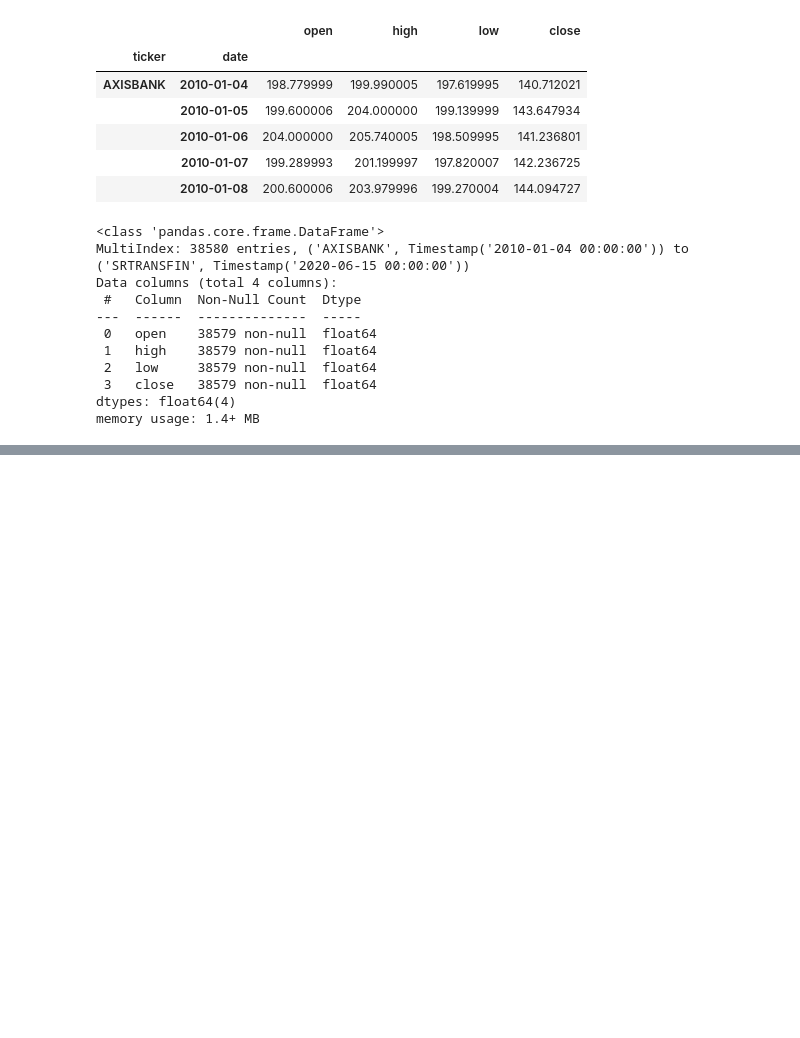
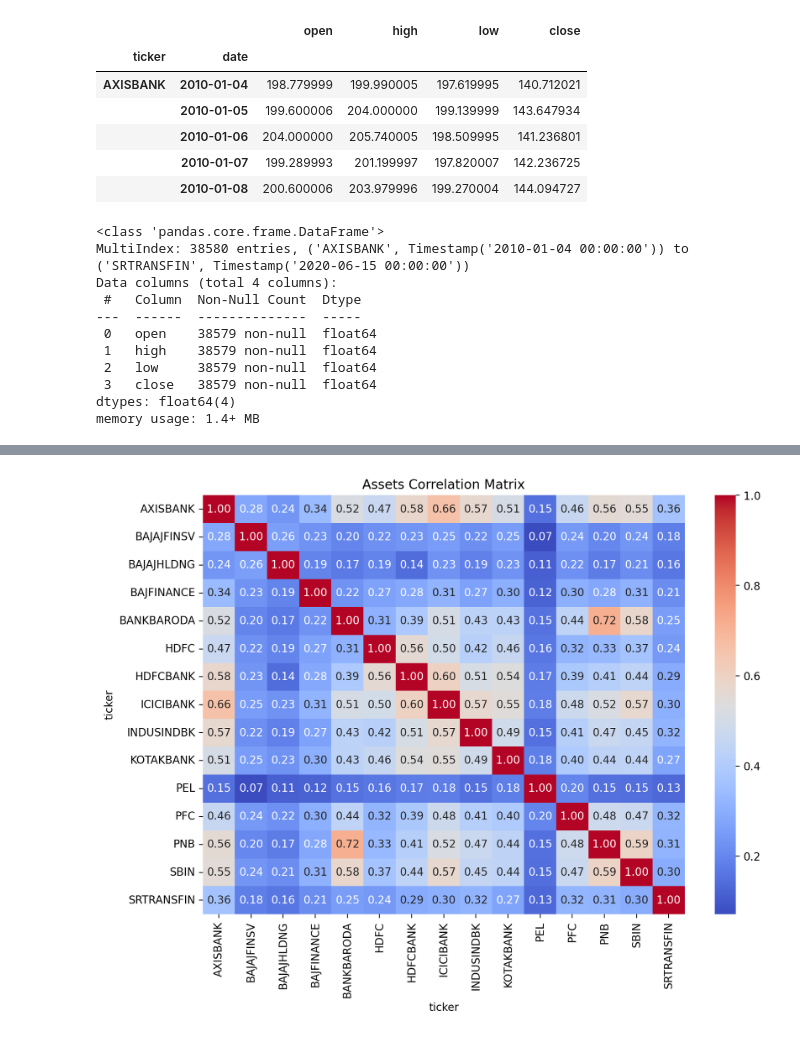
Before and after one commit to Romuldavid/Pair_Traiding, a Jupyter notebook: 2_pt.ipynb, the cells around one changed output, grey strips where cells are left out. Saved outputs shown, nothing was run; the diff lists cells and outputs as text; code cells hidden in the pictures; blank space fills up the shorter version.

```diff
--- a/2_pt.ipynb
+++ b/2_pt.ipynb
@@ -70,0 +79,5 @@ memory usage: 1.4+ MB
+# %%
+# распаковать и взять цену закрытия
+close = prices.unstack('ticker')['close'].sort_index()
+close = close.dropna()
+close.head(2)
@@ -70,0 +89,3 @@ memory usage: 1.4+ MB
+# %%
+# разбить тестовый
+train_close, test_close = train_test_split(close, test_size=0.5,shuffle=False)
@@ -70,0 +102,9 @@ memory usage: 1.4+ MB
+# %%
+# Корреляция Пирсона, чтобы получить общее представление об отношениях
+fig, ax = plt.subplots(figsize=(10,7))
+sns.heatmap(train_close.pct_change().corr(method ='pearson'), ax=ax,
+cmap='coolwarm', annot=True, fmt=".2f") #spearman
+ax.set_title('Assets Correlation Matrix')
+plt.savefig('images/chart1', dpi=300)
+# %% [output]
+[figure, added]
```
Also changed, not shown: parts of 5 cells of this notebook, 4 other files.
